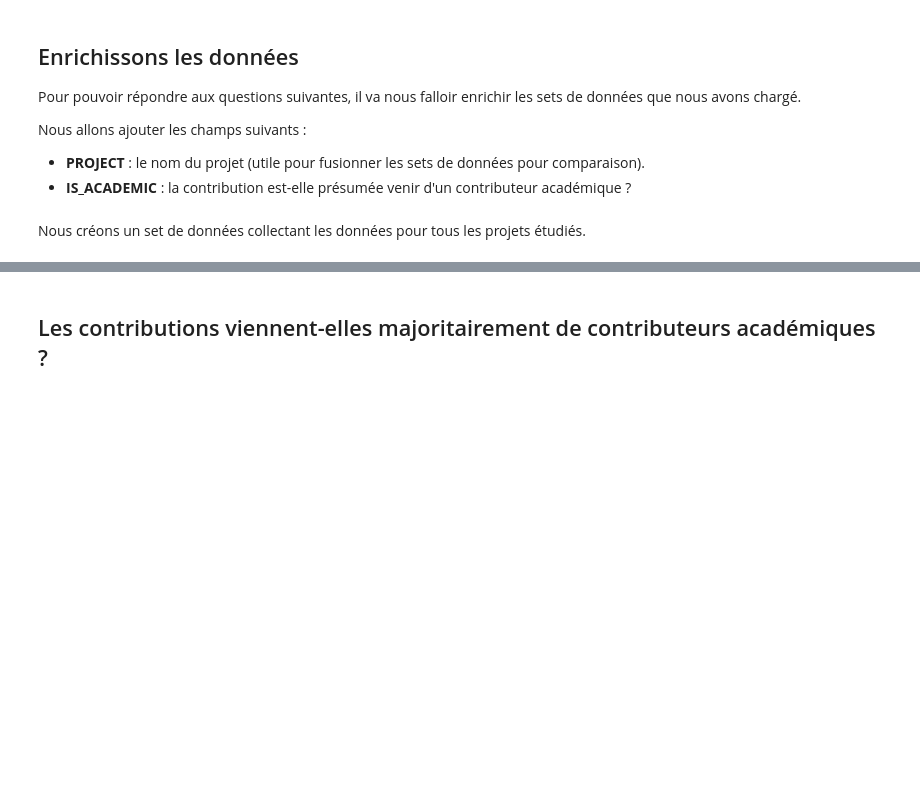
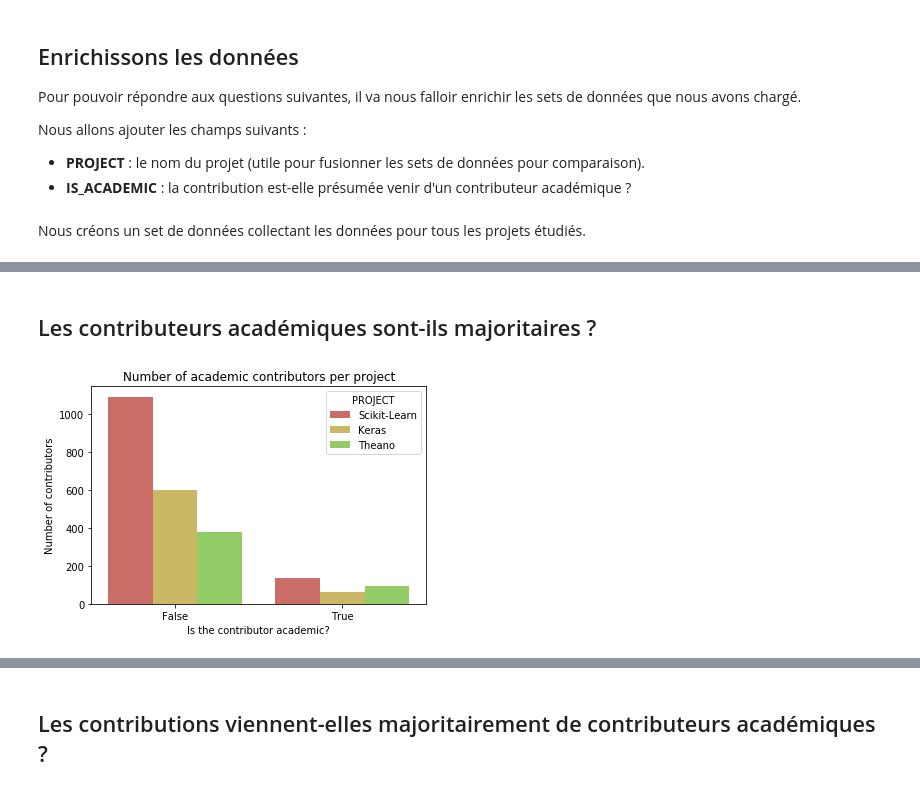
Before and after one commit to AntoineAube/commit-classification, a Jupyter notebook: academic-contributors.ipynb, the cells around one changed output, grey strips where cells are left out. Cells and saved outputs as stored; diff of their text form; code cells hidden in the pictures; blank space fills up the shorter version.

```diff
--- a/academic-contributors.ipynb
+++ b/academic-contributors.ipynb
@@ -131,0 +133,10 @@ all_datasets.sample(5)
+# %% [markdown]
+## Les contributeurs académiques sont-ils majoritaires ?
+# %%
+sns.countplot('IS_ACADEMIC', hue = 'PROJECT', data = all_datasets.drop_duplicates(['PROJECT', 'AUTHOR_NAME']))
+
+plt.title('Number of academic contributors per project')
+plt.xlabel('Is the contributor academic?')
+plt.ylabel('Number of contributors');
+# %% [output]
+[figure, added]
```
Also changed, not shown: parts of 15 cells of this notebook.
